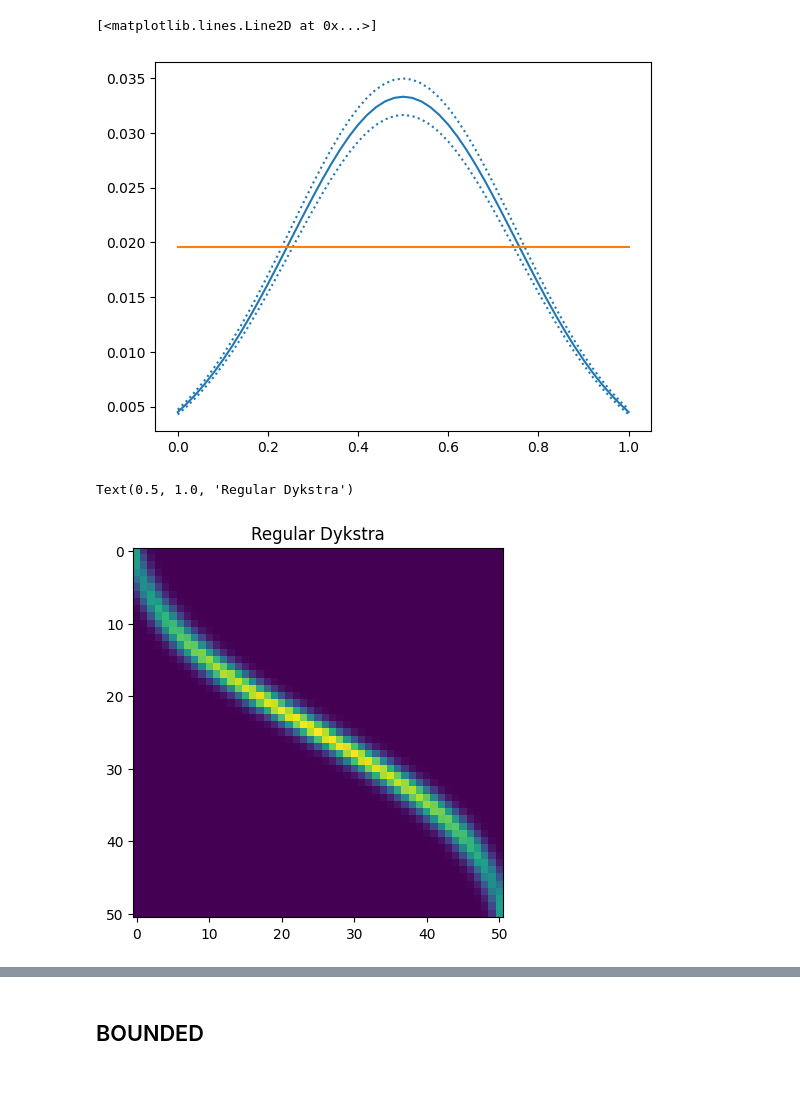
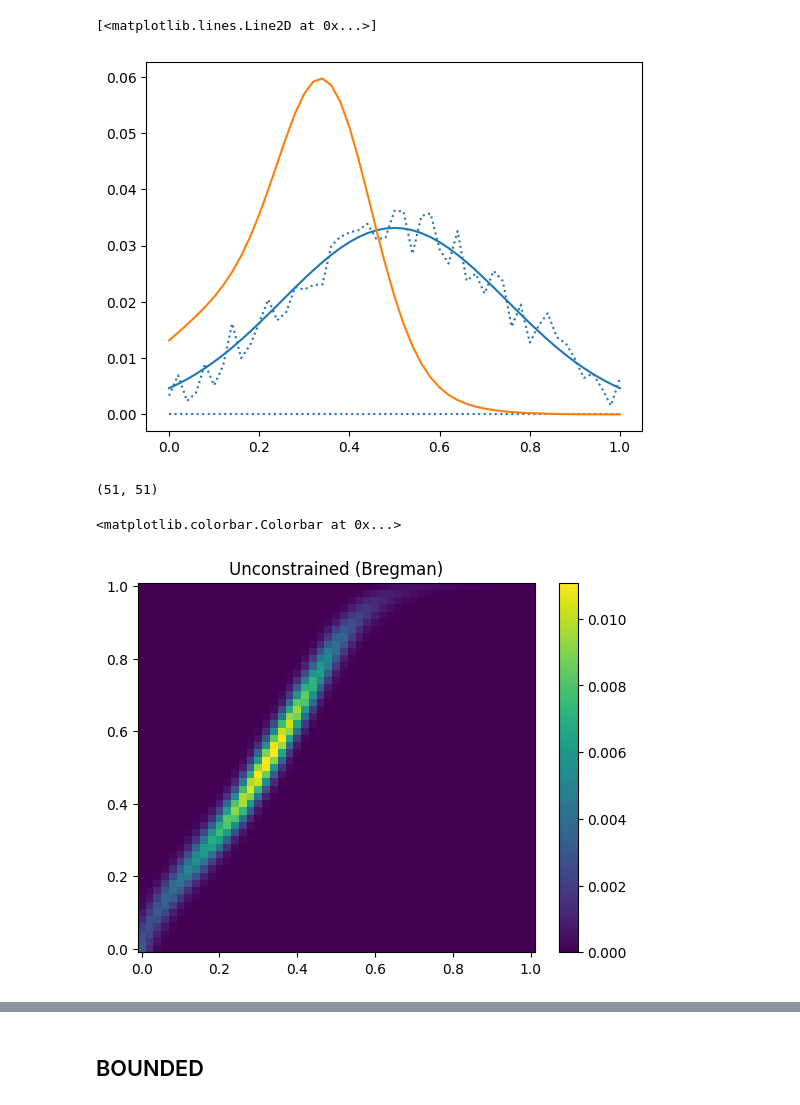
Before and after one commit to Langbridge/constrained-ot, a Jupyter notebook: bound-paper/dykstra-for-bounds.ipynb, the cells around one changed output, grey strips where cells are left out. Drawn from its saved outputs; the diff is of its cells as text; code cells hidden in the pictures.

Commit message:
update plots for paper

```diff
--- a/bound-paper/dykstra-for-bounds.ipynb
+++ b/bound-paper/dykstra-for-bounds.ipynb
@@ -32,7 +32,7 @@ def C3(T, q, nu):
     return T, q
 # %%
 N = 51
-NUM_ITERS = 100
+NUM_ITERS = 500
 
 lmb = 1e-3
 
@@ -43,12 +43,11 @@ x = np.linspace(xa, xb, N)
 y = np.linspace(ya, yb, N)
 
 def mu(x):
-    # return uniform.pdf(y, loc=ya, scale=yb)
-    return norm.pdf(x, loc=(ya+yb)/2, scale=0.25)
+    return norm.pdf(x, loc=(xa+xb)/2, scale=0.25) + 0.01
 
 def nu(y):
-    return uniform.pdf(y, loc=ya, scale=yb)
-    # return norm.pdf(y, loc=(ya+yb)/2, scale=0.5)
+    # return uniform.pdf(y, loc=ya, scale=yb)
+    return norm.pdf(y, loc=0.2, scale=0.2) + norm.pdf(y, loc=0.35, scale=0.1)
 
 m = mu(x)
 m /= sum(m)
@@ -63,32 +65,34 @@ K = h(x[:, None], y[None, :])
 fig, ax = plt.subplots()
 
 ax.plot(x, m, label='mu(x)', c='tab:blue')
-ax.plot(x, m*1.05, label='mu(x)', c='tab:blue', linestyle='dotted')
-ax.plot(x, m*0.95, label='mu(x)', c='tab:blue', linestyle='dotted')
+ax.plot(x, m_ub, label=r'$\bar \mu(x)$', c='tab:blue', linestyle='dotted')
+ax.plot(x, m_lb, label=r'$\_ \mu(x)$', c='tab:blue', linestyle='dotted')
 ax.plot(y, n, label='nu(y)', c='tab:orange')
 # %% [output]
 [<matplotlib.lines.Line2D at 0x...>]
-[figure, old version]
+[figure, new version]
+# %%
+T.shape
+# %% [output]
+(51, 51)
 # %%
-q0 = np.ones_like(K)
-q3 = np.ones_like(K)
-
 T = K.copy()
 T_old = T.copy()
 differ = np.zeros((NUM_ITERS,))
 
 for i in range(NUM_ITERS):
-    T, q0 = C0(T, q0, m) # normal row constraint
-    T, q3 = C3(T, q3, n) # normal col constraint
+    T *= np.divide(m[:,None], np.sum(T, axis=1, keepdims=True))
+    T *= np.divide(n[None,:], np.sum(T, axis=0, keepdims=True))
 
     differ[i] = np.linalg.norm((T - T_old).ravel(), ord=1)
     T_old = T.copy()
 
-plt.imshow(T)
-plt.title('Regular Dykstra')
+plt.pcolormesh(x, y, T, shading="auto")
+plt.title('Unconstrained (Bregman)')
+plt.colorbar()
 # %% [output]
-Text(0.5, 1.0, 'Regular Dykstra')
+<matplotlib.colorbar.Colorbar at 0x...>
-[figure, old version]
+[figure, new version]
 # %%
 fig, ax = plt.subplots()
 
```
Also changed, not shown: parts of 9 cells of this notebook, 5 other files.
